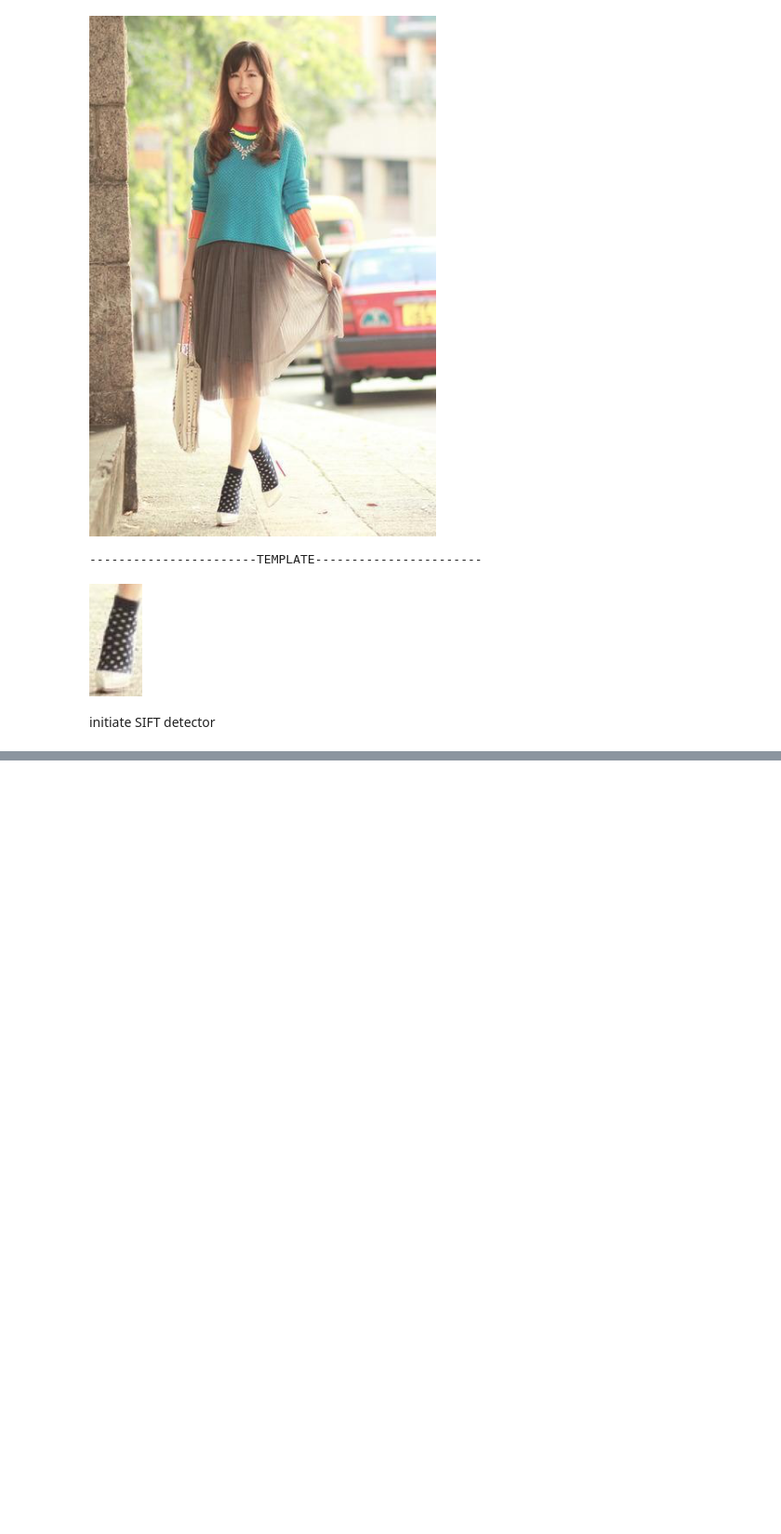
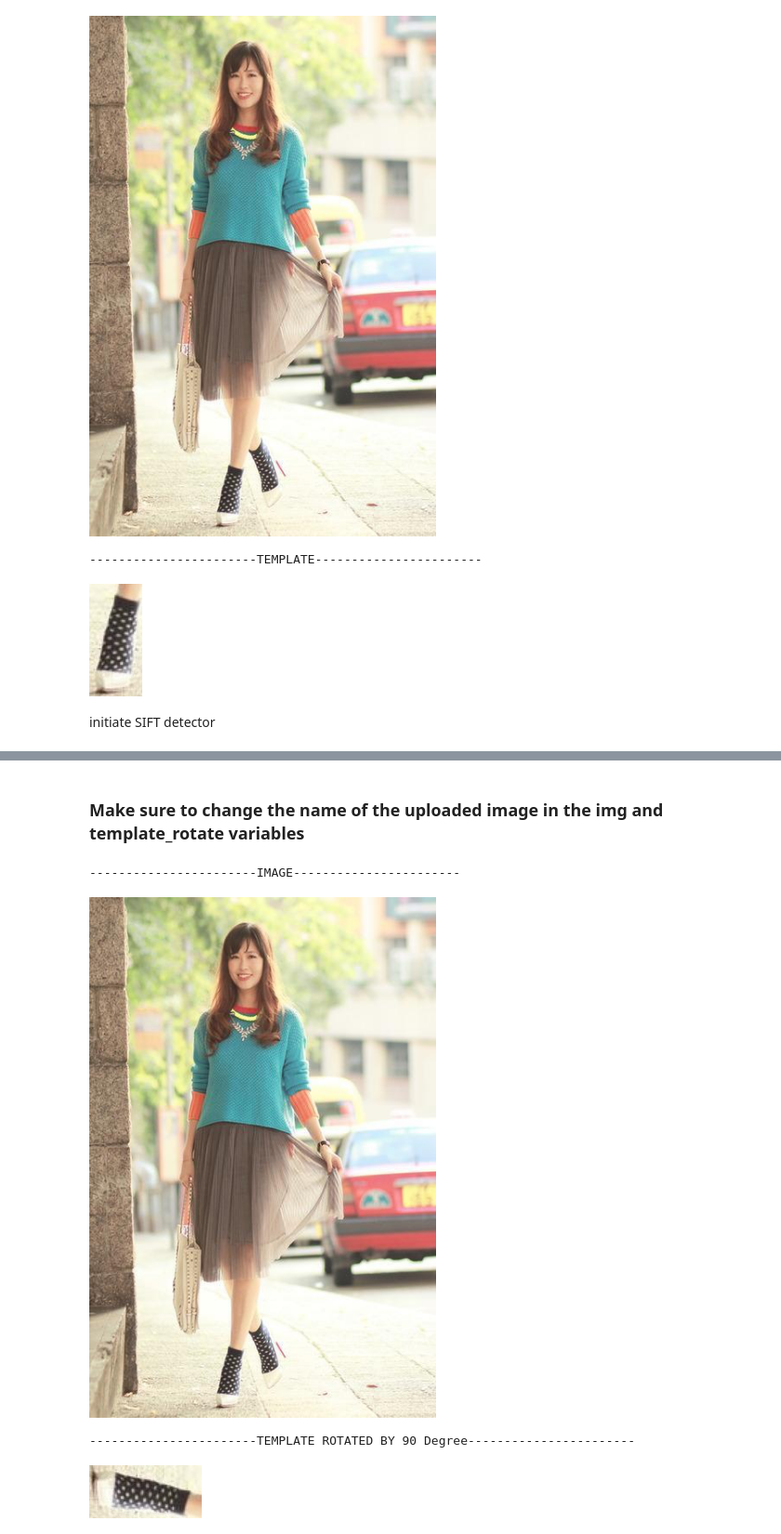
Before and after one commit to zszazi/OpenCV-Template-matching-and-SIFT, a Jupyter notebook: SIFT_feature_matching.ipynb, the cells around one changed output, grey strips where cells are left out. Shown at 93% size. Saved outputs shown, nothing was run; the diff lists cells and outputs as text; code cells hidden in the pictures; blank space fills up the shorter version.

```diff
--- a/SIFT_feature_matching.ipynb
+++ b/SIFT_feature_matching.ipynb
@@ -77,0 +97,18 @@ cv2_imshow(img3)
+# %% [markdown]
+### Make sure to change the name of the uploaded image in the img and template_rotate  variables
+# %%
+img = cv2.imread('sift_image.jpg',1)
+
+template_rotate= cv2.imread('sift_crop_rotate_90degree.jpg',1)
+
+
+print('-----------------------IMAGE-----------------------')
+cv2_imshow(img)
+
+print('\n-----------------------TEMPLATE ROTATED BY 90 Degree-----------------------')
+cv2_imshow(template_rotate)
+# %% [output]
+-----------------------IMAGE-----------------------
+[figure, added]
+-----------------------TEMPLATE ROTATED BY 90 Degree-----------------------
+[figure, added]
```
Also changed, not shown: parts of 20 cells of this notebook.
